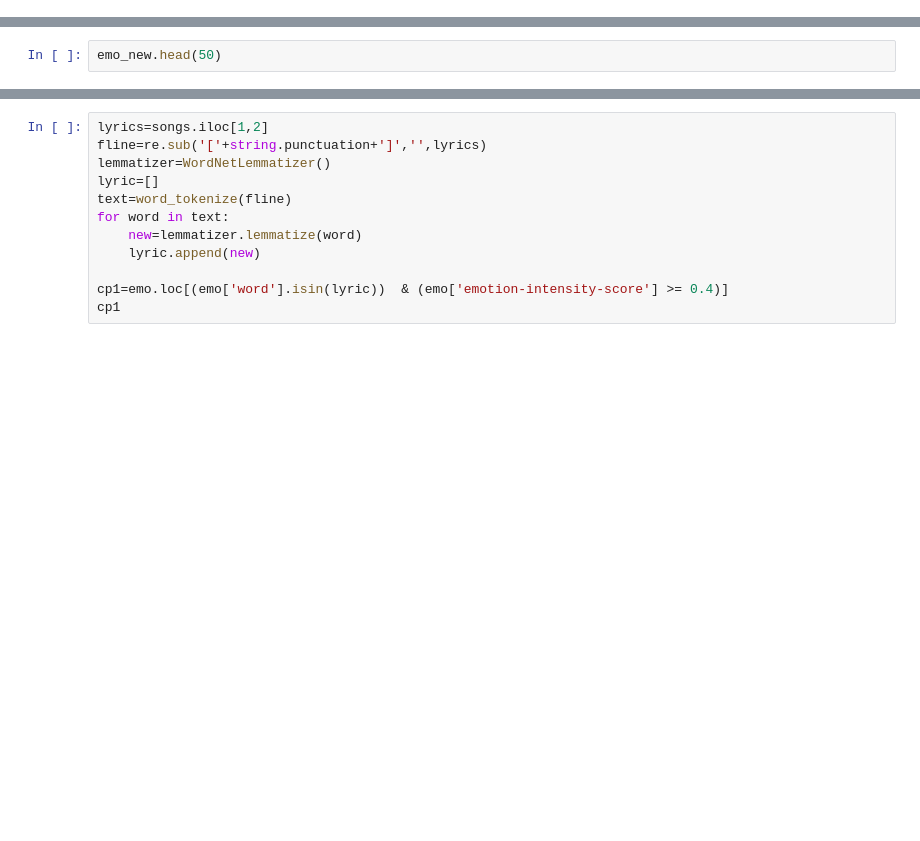
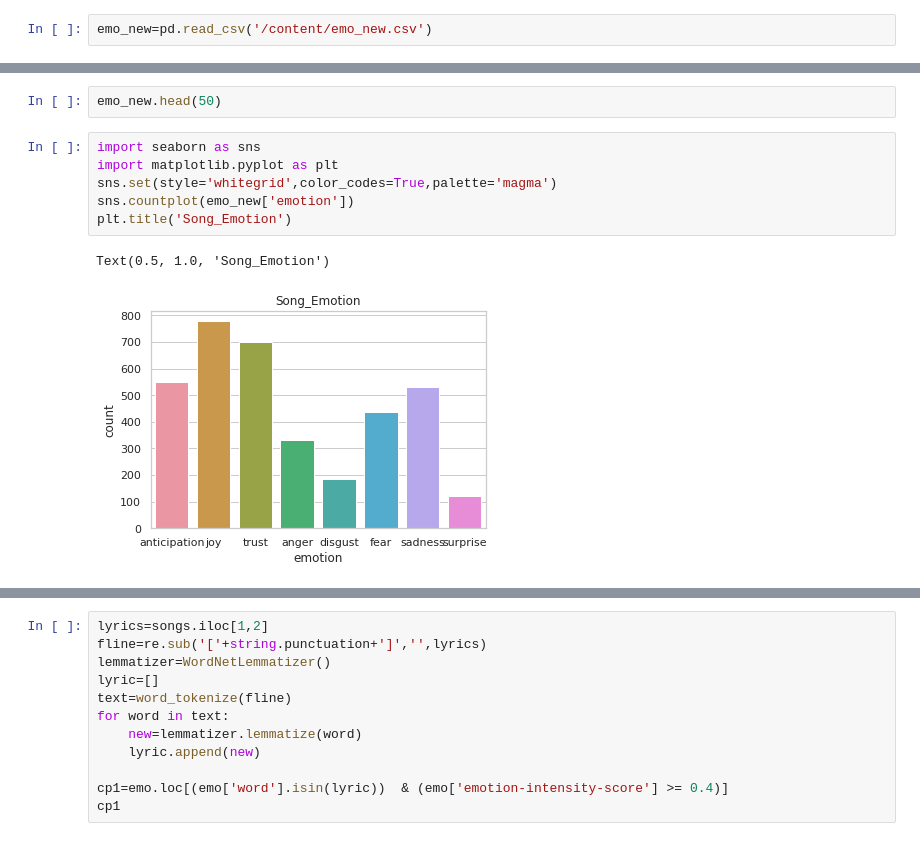
Before and after one commit to Gail529/Recommendation-system, a Jupyter notebook: nrc_song.ipynb, the cells around one changed output, grey strips where cells are left out. Saved outputs shown, nothing was run; the diff lists cells and outputs as text; blank space fills up the shorter version.

```diff
--- a/nrc_song.ipynb
+++ b/nrc_song.ipynb
@@ -105,0 +74,2 @@ emo_new.to_csv('emo_new.csv')
+# %%
+emo_new=pd.read_csv('/content/emo_new.csv')
@@ -106,2 +85,11 @@ emo_new.to_csv('emo_new.csv')
 # %%
 emo_new.head(50)
+# %%
+import seaborn as sns
+import matplotlib.pyplot as plt
+sns.set(style='whitegrid',color_codes=True,palette='magma')
+sns.countplot(emo_new['emotion'])
+plt.title('Song_Emotion')
+# %% [output]
+Text(0.5, 1.0, 'Song_Emotion')
+[figure, added]
```
Also changed, not shown: parts of 5 cells of this notebook.
